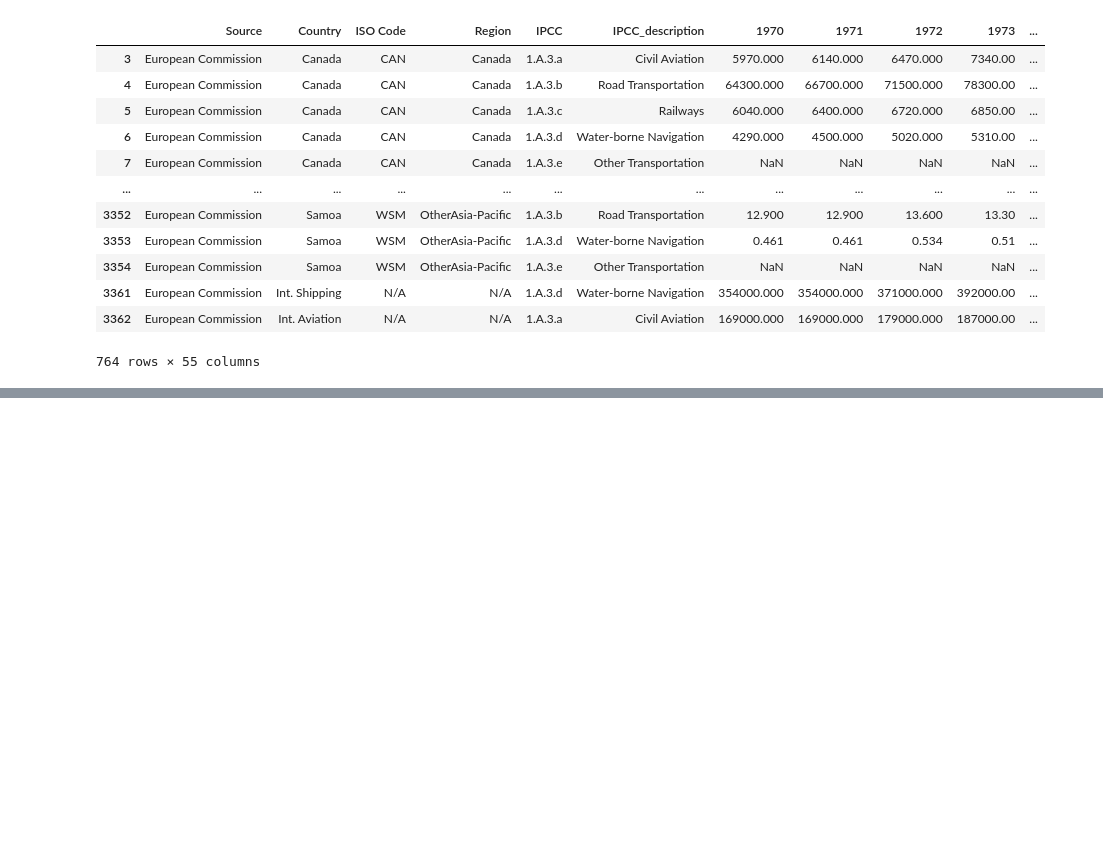
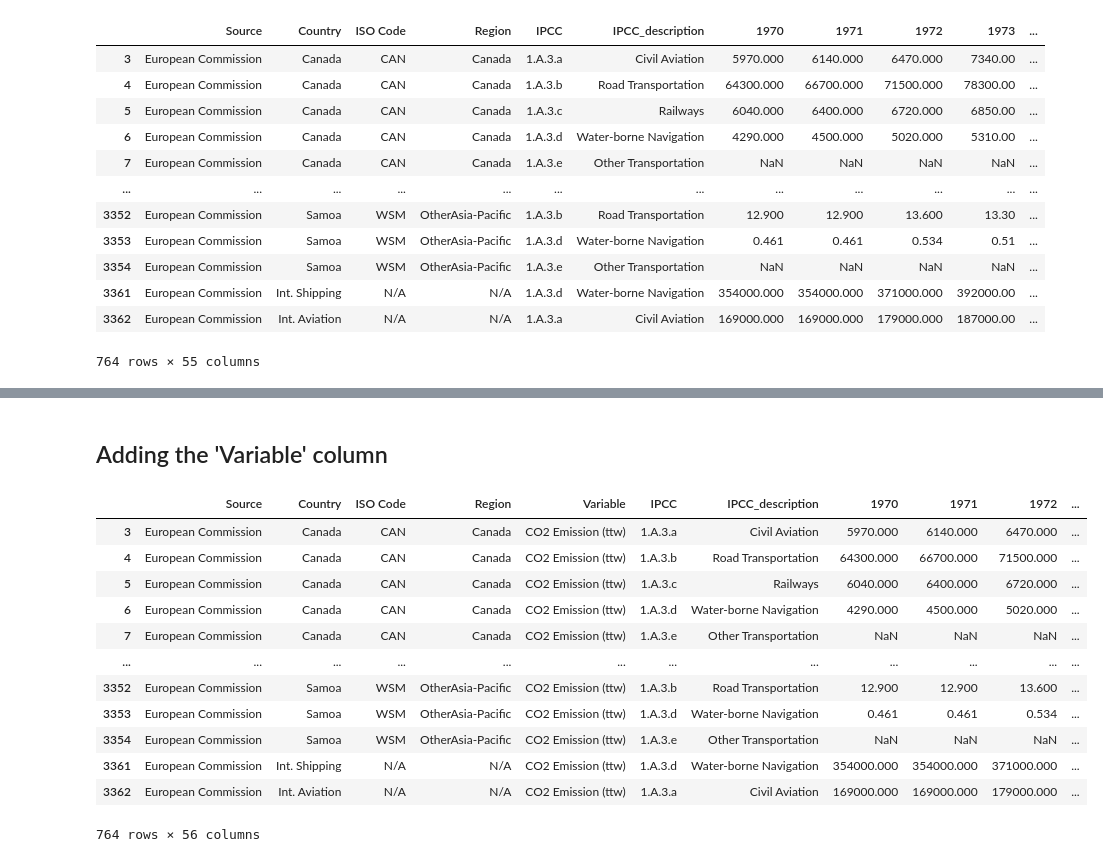
Before and after one commit to transportenergy/database, a Jupyter notebook: item/historical/scripts/T005.ipynb, the cells around one changed output, grey strips where cells are left out. Saved outputs shown, nothing was run; the diff lists cells and outputs as text; code cells hidden in the pictures; blank space fills up the shorter version.

```diff
--- a/item/historical/scripts/T005.ipynb
+++ b/item/historical/scripts/T005.ipynb
@@ -315,0 +318,19 @@ df
+# %% [markdown]
+## Adding the 'Variable' column
+# %%
+dataframeManager.simple_column_insert(df, ColumnName.VARIABLE.value, "CO2 Emission (ttw)", 4)
+df
+# %% [output]
+|  | Source | Country | ISO Code | Region | Variable | IPCC | IPCC_description | 1970 | 1971 | 1972 | ... |
+| 3 | European Commission | Canada | CAN | Canada | CO2 Emission (ttw) | 1.A.3.a | Civil Aviation | 5970.000 | 6140.000 | 6470.000 | ... |
+| 4 | European Commission | Canada | CAN | Canada | CO2 Emission (ttw) | 1.A.3.b | Road Transportation | 64300.000 | 66700.000 | 71500.000 | ... |
+| 5 | European Commission | Canada | CAN | Canada | CO2 Emission (ttw) | 1.A.3.c | Railways | 6040.000 | 6400.000 | 6720.000 | ... |
+| 6 | European Commission | Canada | CAN | Canada | CO2 Emission (ttw) | 1.A.3.d | Water-borne Navigation | 4290.000 | 4500.000 | 5020.000 | ... |
+| 7 | European Commission | Canada | CAN | Canada | CO2 Emission (ttw) | 1.A.3.e | Other Transportation | NaN | NaN | NaN | ... |
+| ... | ... | ... | ... | ... | ... | ... | ... | ... | ... | ... | ... |
+| 3352 | European Commission | Samoa | WSM | OtherAsia-Pacific | CO2 Emission (ttw) | 1.A.3.b | Road Transportation | 12.900 | 12.900 | 13.600 | ... |
+| 3353 | European Commission | Samoa | WSM | OtherAsia-Pacific | CO2 Emission (ttw) | 1.A.3.d | Water-borne Navigation | 0.461 | 0.461 | 0.534 | ... |
+| 3354 | European Commission | Samoa | WSM | OtherAsia-Pacific | CO2 Emission (ttw) | 1.A.3.e | Other Transportation | NaN | NaN | NaN | ... |
+| 3361 | European Commission | Int. Shipping | N/A | N/A | CO2 Emission (ttw) | 1.A.3.d | Water-borne Navigation | 354000.000 | 354000.000 | 371000.000 | ... |
+| 3362 | European Commission | Int. Aviation | N/A | N/A | CO2 Emission (ttw) | 1.A.3.a | Civil Aviation | 169000.000 | 169000.000 | 179000.000 | ... |
+764 rows × 56 columns
```
Also changed, not shown: parts of 16 cells of this notebook.
